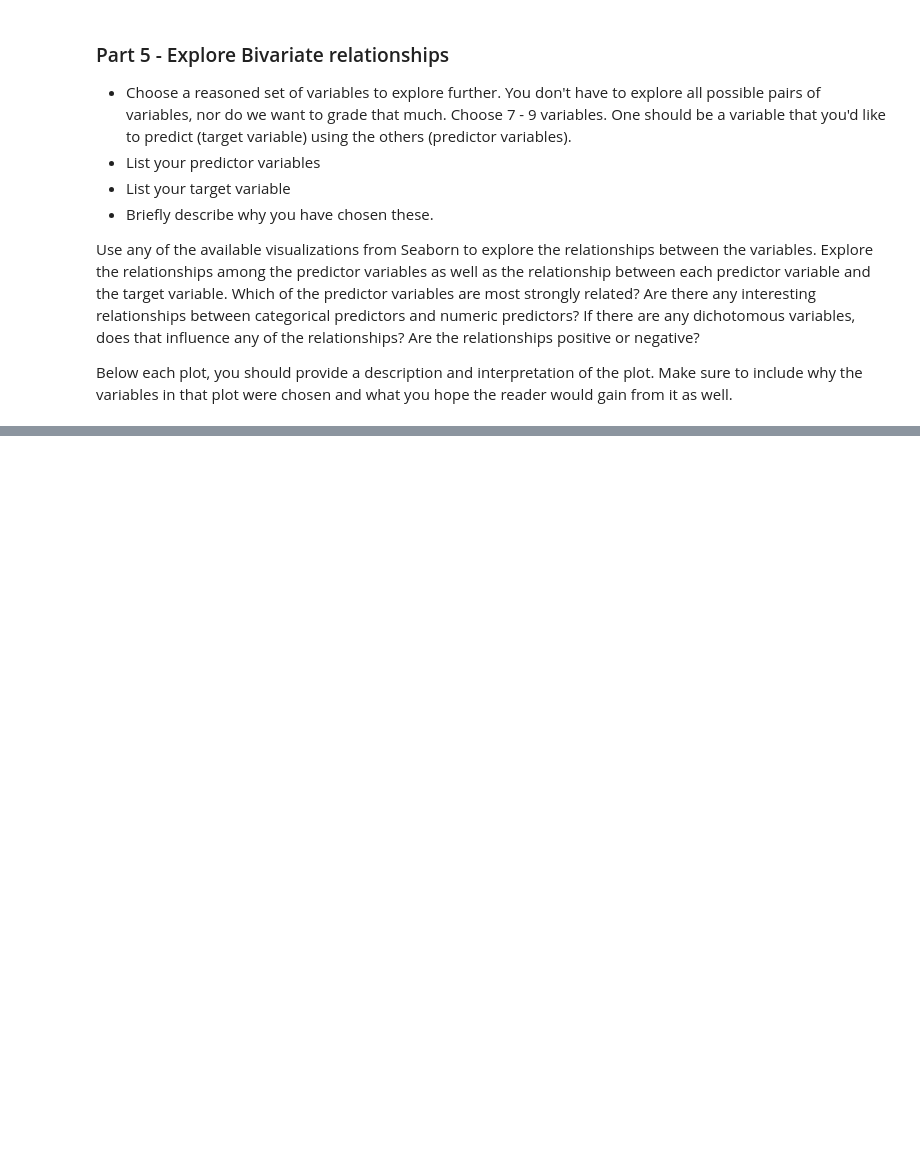
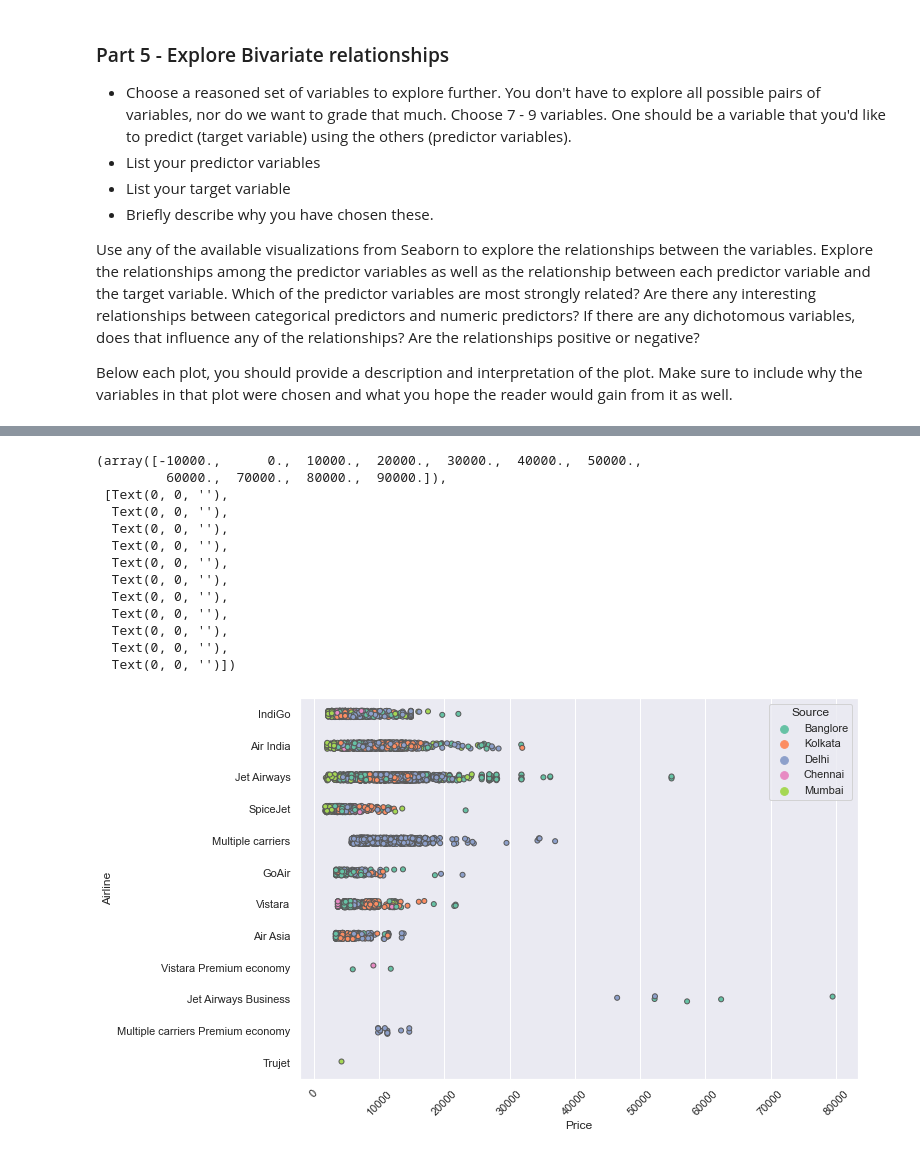
Before and after one commit to jcarballo1/CS7394_AppliedML, a Jupyter notebook: Project2/Project02_Revised.ipynb, the cells around one changed output, grey strips where cells are left out. Cells and saved outputs as stored; diff of their text form; code cells hidden in the pictures; blank space fills up the shorter version.

```diff
--- a/Project2/Project02_Revised.ipynb
+++ b/Project2/Project02_Revised.ipynb
@@ -73,0 +39,10 @@ busiest_airports.head()
+# %%
+import pandas as pd
+import numpy as np
+%matplotlib inline
+import matplotlib.pyplot as plt
+from IPython.display import Markdown as md
+
+airfare_prediction = pd.read_excel('data/train.xlsx')
+jet_fuel = pd.read_csv('data/jet_fuel_data.csv')
+busiest_airports = pd.read_csv('data/BusiestAirports_2019.csv', encoding='utf-8')
@@ -120,0 +332,14 @@ merged_data
+# %%
+merged_data['Source Airport Busyness Rank'] = ""
+
+for sourceIndex, source in enumerate(merged_data['Source']):
+    airportFound = False
+    for locIndex, location in enumerate(busiest_airports['Location']):
+        city = location.split(',')
+
+        if source == city[0]:
+            airportFound = True
+            merged_data['Source Airport Busyness Rank'].iloc[sourceIndex] = busiest_airports['Rank'].iloc[locIndex]
+
+    if airportFound == False:
+        merged_data['Source Airport Busyness Rank'].iloc[sourceIndex] = np.nan
@@ -120,0 +367,14 @@ merged_data
+# %%
+merged_data['Destination Airport Busyness Rank'] = ""
+
+for sourceIndex, source in enumerate(merged_data['Destination']):
+    airportFound = False
+    for locIndex, location in enumerate(busiest_airports['Location']):
+        city = location.split(',')
+
+        if source == city[0]:
+            airportFound = True
+            merged_data['Destination Airport Busyness Rank'].iloc[sourceIndex] = busiest_airports['Rank'].iloc[locIndex]
+
+    if airportFound == False:
+        merged_data['Destination Airport Busyness Rank'].iloc[sourceIndex] = np.nan
@@ -131,0 +497,19 @@ Below each plot, you should provide a description and interpretation of the plot
+# %%
+sns.set(rc = {'figure.figsize':(10,7)})
+ax = sns.stripplot(x = "Price", y = "Airline", hue="Source", palette="Set2", data = merged_data, linewidth = 1)
+plt.xticks(rotation=45)
+# %% [output]
+(array([-10000.,      0.,  10000.,  20000.,  30000.,  40000.,  50000.,
+         60000.,  70000.,  80000.,  90000.]),
+ [Text(0, 0, ''),
+  Text(0, 0, ''),
+  Text(0, 0, ''),
+  Text(0, 0, ''),
+  Text(0, 0, ''),
+  Text(0, 0, ''),
+  Text(0, 0, ''),
+  Text(0, 0, ''),
+  Text(0, 0, ''),
+  Text(0, 0, ''),
+  Text(0, 0, '')])
+[figure, added]
```
Also changed, not shown: parts of 62 cells of this notebook, 1 other file.
